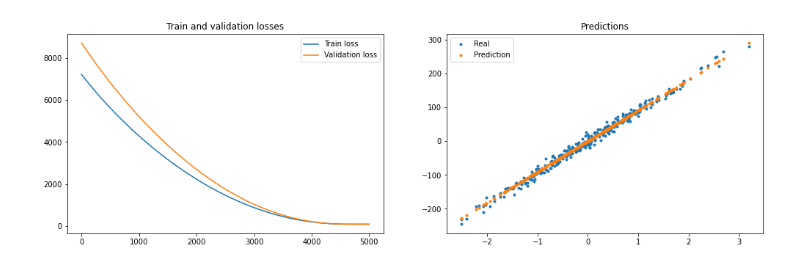
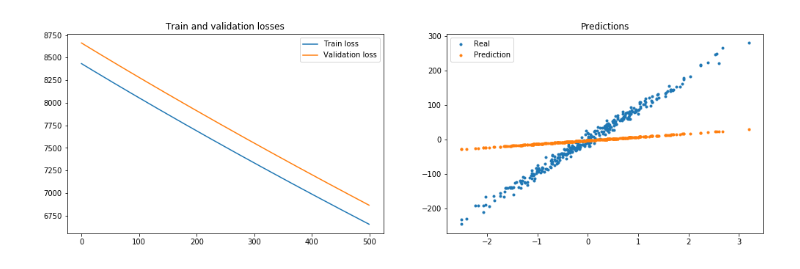
Before and after one commit to Xylambda/torchfitter, a Jupyter notebook: examples/Usage.ipynb, the cells around one changed output. Saved outputs shown, nothing was run; the diff lists cells and outputs as text; code cells hidden in the pictures.

```diff
--- a/examples/Usage.ipynb
+++ b/examples/Usage.ipynb
@@ -46,11 +48,13 @@ optimizer = optim.Adam(model.parameters())
+# %%
+logger = LoggerCallback(update_step=50)
 # %%
 trainer = Trainer(
     model=model,
     criterion=criterion,
     optimizer=optimizer,
-    logger_kwargs={'show': True, 'update_step':20},
     regularizer=regularizer,
-    device=device
+    device=device,
+    callbacks=[logger]
 )
 # %%
 # wrap data in Dataset
@@ -67,5 +71,5 @@ train_loader = DataLoader(train_wrapper, batch_size=32)
 val_loader = DataLoader(val_wrapper, batch_size=32)
 # %%
 # fitting process
-trainer.fit(train_loader, val_loader, epochs=5000)
+trainer.fit(train_loader, val_loader, epochs=500)
 # %% [output]
@@ -95,14 +96,14 @@ import matplotlib.pyplot as plt
 # %%
 fig, ax = plt.subplots(nrows=1, ncols=2, figsize=(17,5))
 
-ax[0].plot(trainer.train_loss_, label='Train loss')
-ax[0].plot(trainer.val_loss_, label='Validation loss')
+ax[0].plot(trainer.params_dict['history']['train_loss'], label='Train loss')
+ax[0].plot(trainer.params_dict['history']['validation_loss'], label='Validation loss')
 ax[0].set_title('Train and validation losses')
 ax[0].legend();
 
 ax[1].plot(X_val, y_val, '.', label="Real")
 ax[1].plot(X_val, y_pred, '.', label="Prediction")
 ax[1].set_title('Predictions')
 ax[1].legend();
 # %% [output]
-[figure, old version]
+[figure, new version]
```
Also changed, not shown: parts of 3 cells of this notebook, 12 other files.
